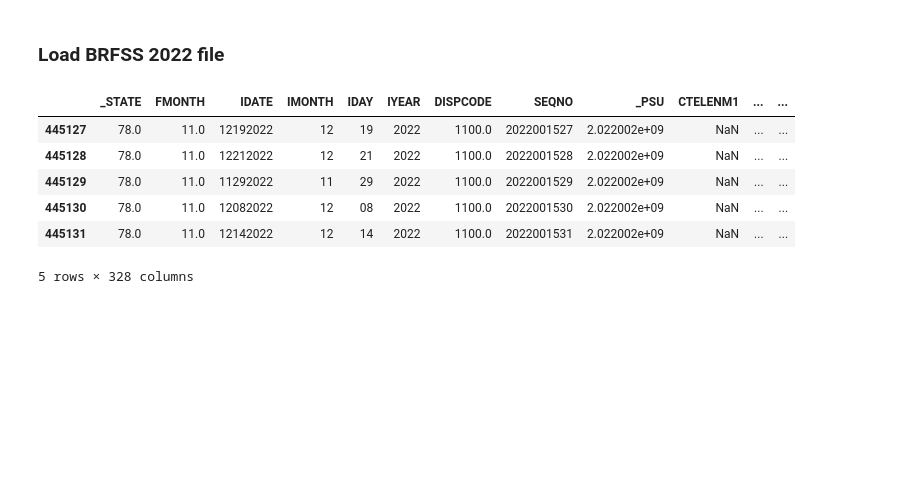
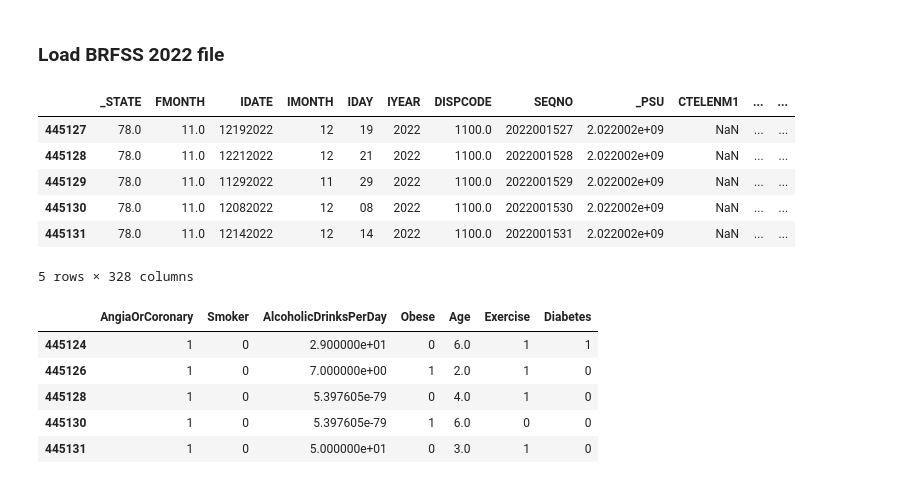
Before and after one commit to anuvrat-umich/siads_capstone, a Jupyter notebook: src/load_data.ipynb, the cells around one changed output. Cells and saved outputs as stored; diff of their text form; code cells hidden in the pictures; blank space fills up the shorter version.

```diff
--- a/src/load_data.ipynb
+++ b/src/load_data.ipynb
@@ -36,0 +48,11 @@ df_BRFSS2022_raw.to_pickle('../data/BRFSS2022_raw.pkl', compression='zip')
+# %%
+# Read the cleaned data
+df_BRFSS2022_noah_cleaned = pd.read_pickle(brfss_2022_noah_cleaned)
+df_BRFSS2022_noah_cleaned.tail()
+# %% [output]
+|  | AngiaOrCoronary | Smoker | AlcoholicDrinksPerDay | Obese | Age | Exercise | Diabetes |
+| 445124 | 1 | 0 | 2.900000e+01 | 0 | 6.0 | 1 | 1 |
+| 445126 | 1 | 0 | 7.000000e+00 | 1 | 2.0 | 1 | 0 |
+| 445128 | 1 | 0 | 5.397605e-79 | 0 | 4.0 | 1 | 0 |
+| 445130 | 1 | 0 | 5.397605e-79 | 1 | 6.0 | 0 | 0 |
+| 445131 | 1 | 0 | 5.000000e+01 | 0 | 3.0 | 1 | 0 |
```
Also changed, not shown: parts of 29 cells of this notebook.
